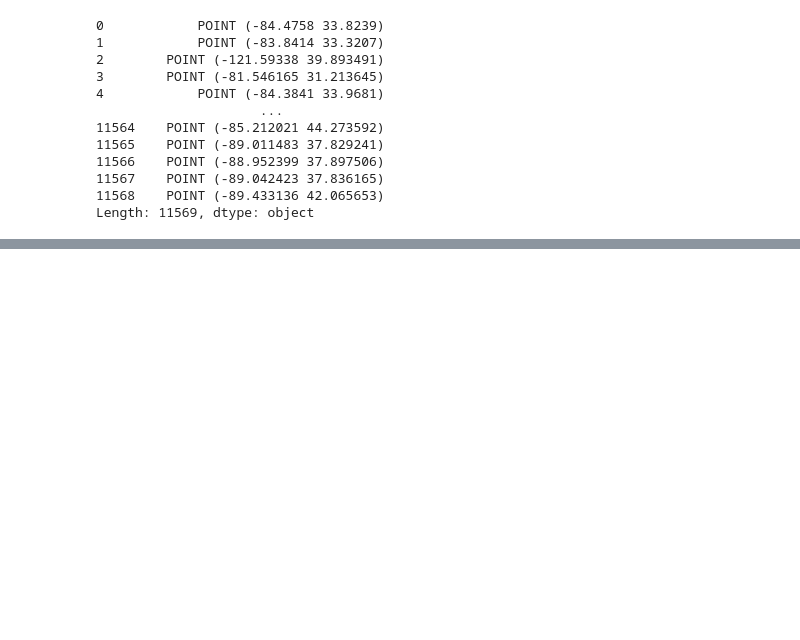
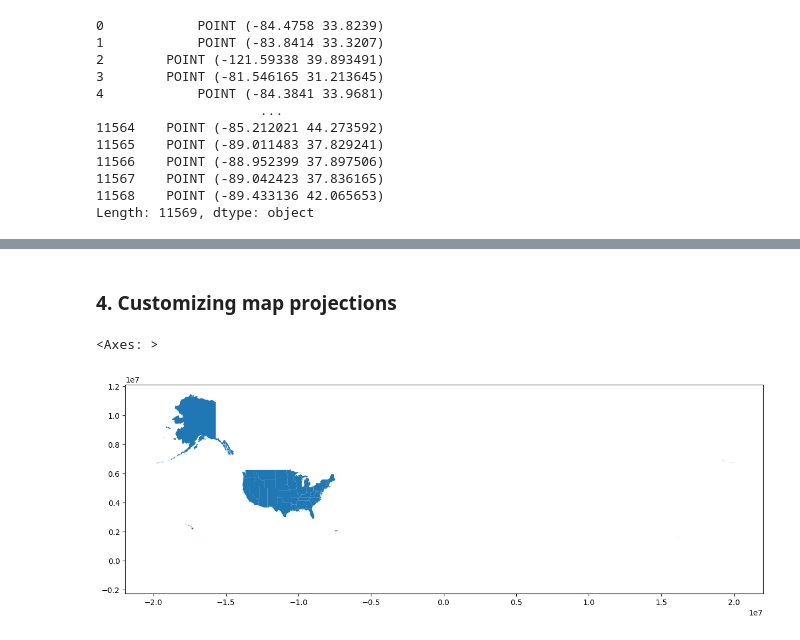
Before and after one commit to leticiafaria7/tools-functions, a Jupyter notebook: geopandas/geopandas.ipynb, the cells around one changed output, grey strips where cells are left out. Saved outputs shown, nothing was run; the diff lists cells and outputs as text; code cells hidden in the pictures; blank space fills up the shorter version.

```diff
--- a/geopandas/geopandas.ipynb
+++ b/geopandas/geopandas.ipynb
@@ -153,0 +161,12 @@ powerplants.plot(markersize = 0.5, c = 'black')
+# %% [markdown]
+### 4. Customizing map projections
+# %%
+fig, ax = plt.subplots(figsize = (15, 15))
+
+states.to_crs({'proj': 'merc'}).plot(ax = ax)
+
+# ax.set_xlim(-180, -60)
+# ax.set_ylim(15, 75)
+# %% [output]
+<Axes: >
+[figure, added]
```
Also changed, not shown: parts of 19 cells of this notebook.
